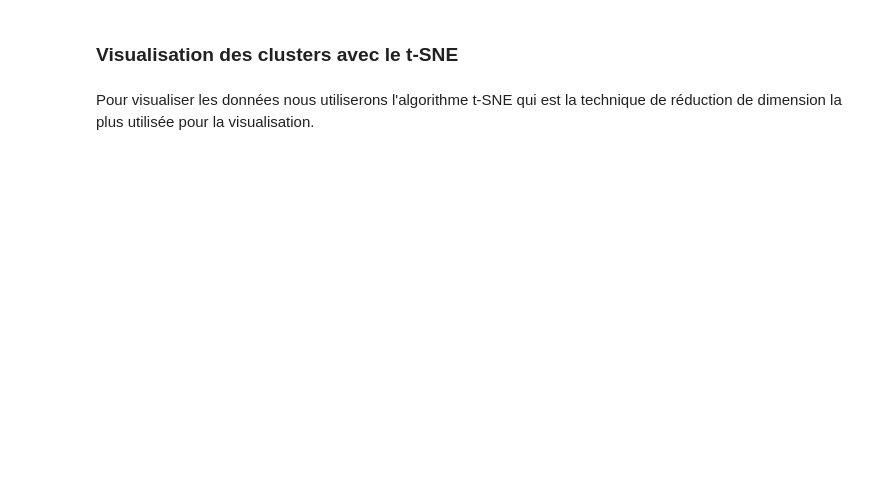
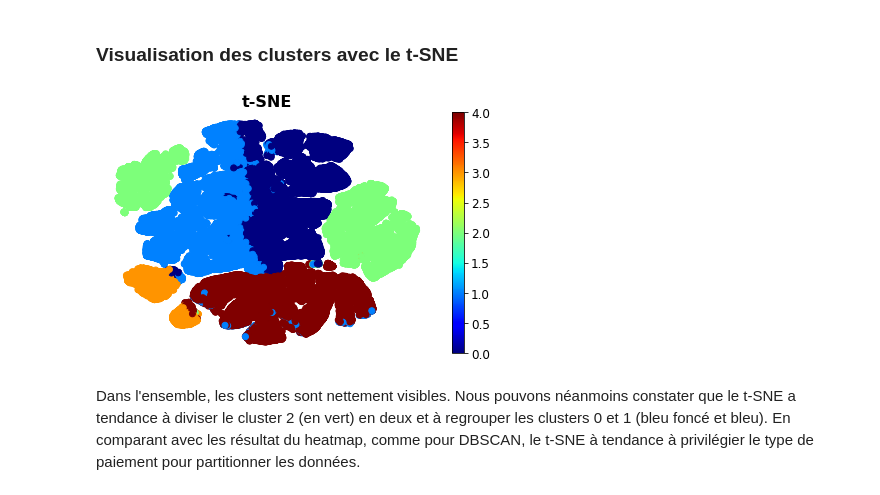
Before and after one commit to Pierre-Eloi/OC_DS_Project5, a Jupyter notebook: Project5_Data_Clustering.ipynb, the cells around one changed output. Saved outputs shown, nothing was run; the diff lists cells and outputs as text; code cells hidden in the pictures; blank space fills up the shorter version.

```diff
--- a/Project5_Data_Clustering.ipynb
+++ b/Project5_Data_Clustering.ipynb
@@ -749,15 +770,15 @@ heatmap_cluster_centers(models, df_scaled.columns, X_scaled)
 # %% [markdown]
 ### Visualisation des clusters avec le t-SNE
-# %% [markdown]
-Pour visualiser les données nous utiliserons l'algorithme t-SNE qui est la technique de réduction de dimension la plus utilisée pour la visualisation.
 # %%
-from sklearn.manifold import TSNE
-
-tsne = TSNE(n_components=2, random_state=42, perplexity=50)
-
+tsne = TSNE(n_components=2, random_state=42, perplexity=100)
+X_tsne = tsne.fit_transform(X_scaled)
 plt.scatter(X_tsne[:, 0], X_tsne[:, 1], c=models[1].labels_, cmap="jet")
 plt.axis('off')
 plt.colorbar()
 plt.title("t-SNE")
-save_fig("t-SNE_plot")
+save_fig("t-SNE_plot_weighted")
 plt.show()
+# %% [output]
+[figure, added]
+# %% [markdown]
+Dans l'ensemble, les clusters sont nettement visibles. Nous pouvons néanmoins constater que le t-SNE a tendance à diviser le cluster 2 (en vert) en deux et à regrouper les clusters 0 et 1 (bleu foncé et bleu). En comparant avec les résultat du heatmap, comme pour DBSCAN, le t-SNE à tendance à privilégier le type de paiement pour partitionner les données.
```
Also changed, not shown: parts of 27 cells of this notebook.
